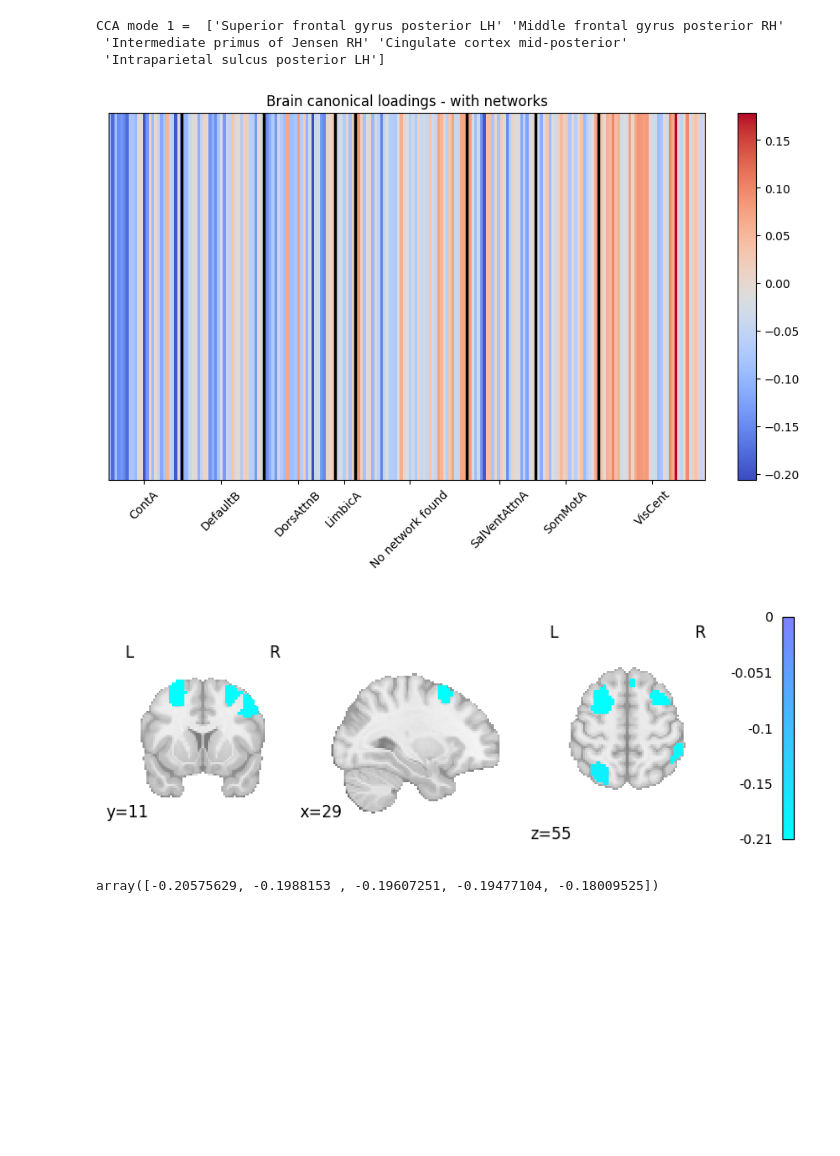
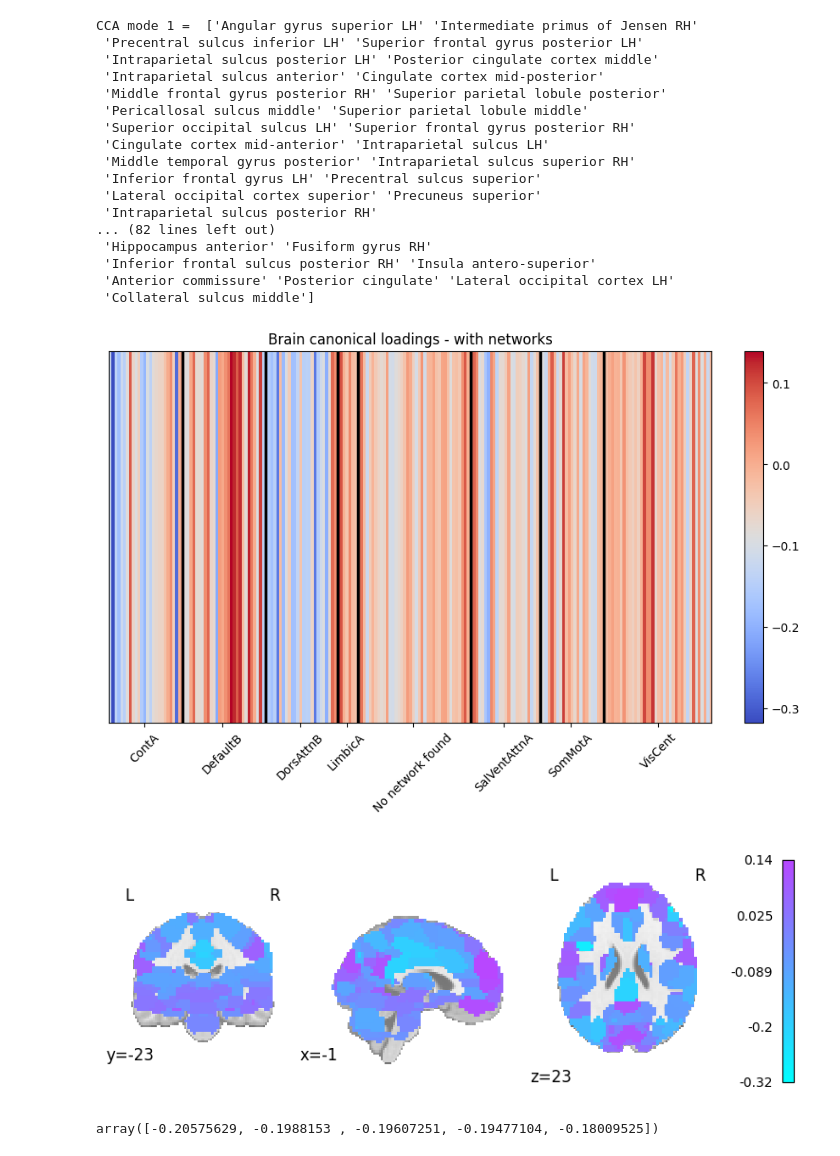
Before and after one commit to embodied-computation-group/StomachBrain-MentalHealth, a Jupyter notebook: scripts/CCA/CCA_plotting/CCA_Brain_Figures.ipynb, the cells around one changed output. Saved outputs shown, nothing was run; the diff lists cells and outputs as text; code cells hidden in the pictures; blank space fills up the shorter version.

Commit message:
CCA brain figures

```diff
--- a/scripts/CCA/CCA_plotting/CCA_Brain_Figures.ipynb
+++ b/scripts/CCA/CCA_plotting/CCA_Brain_Figures.ipynb
@@ -12,10 +12,10 @@ from nilearn import image as nimg
 import os
 import nibabel as nib
 
-CCA_path = '/home/leah/Git/Psychiatric_StomachBrain/figures/CCA/control_psychoutliersin/' #'/home/leah/Git/StomachBrain/StomachBrainCCA/scripts/python/CCAdata2plot/CCAPLS_toolkit/loadings/'
+CCA_path = '/home/leah/Git/StomachBrain/StomachBrainCCA/scripts/python/CCAdata2plot/CCAPLS_toolkit/loadings/'
 
-CCA_filename = 'brainloadings.mat' #'stomachbrainloadings_PsychScoresSubscales_CCA1.mat' # 'stomachbrainweights_PsychScoresSubscales_CCA1.mat'
-savepath =  '/home/leah/Git/Psychiatric_StomachBrain/figures/CCA/control_psychoutliersin/' #'/home/leah/Git/StomachBrain/StomachBrainCCA/figures/gastricPLV_PsychScoresSubscales/CCAPLS_toolkit/test/'
+CCA_filename = 'stomachbrainloadings_PsychScoresSubscales_CCA1.mat'
+savepath =  '/home/leah/Git/StomachBrain/StomachBrainCCA/figures/gastricPLV_PsychScoresSubscales/CCAPLS_toolkit/'
 
 if not os.path.exists(savepath):
     # Create the folder
@@ -83,13 +83,13 @@ for sigvariate in range(sigvariates):
     # Adjust subplot parameters to fit the labels
     fig.subplots_adjust(bottom=0.15)
 
-    plt.savefig(f'{savepath}heatmap_CCA{sigvariate+1}loadings_brain_networks.png', bbox_inches='tight')
+    #plt.savefig(f'{savepath}heatmap_CCA{sigvariate+1}loadings_brain_networks.png', bbox_inches='tight')
 
 
     ################### brain plot ##############################################
 
     # Only keep top 5 or 20 nodes (cca/pls toolkit)
-    nodes_idx = list(np.argsort(np.abs(brain_loadings), axis=0)[::-1][:5])
+    nodes_idx = list(np.argsort(np.abs(brain_loadings), axis=0)[::-1]) #[:5]
 
     # find real index as regions have been removed
     real_nodes_idx = []
@@ -106,38 +106,52 @@ for sigvariate in range(sigvariates):
             weight_image = weighted_mask.get_data()
         else:
             weighted_mask_data = weighted_mask.get_data()
             weight_image = np.where(np.abs(weighted_mask_data) > np.abs(weight_image), weighted_mask_data, weight_image)
             #weight_image = np.where(np.abs(weighted_mask_data) < np.abs(weight_image), weighted_mask_data, weight_image)
 
     # Convert the resulting NumPy array back to a Nifti image
     weight_image = nimg.new_img_like(weighted_mask, weight_image)
 
     #display = plotting.plot_anat(datasets.load_mni152_template(), draw_cross=False)
     #display.add_overlay(weight_image, colorbar=True, cmap='cool')
 
     plotting.plot_stat_map(weight_image, display_mode='ortho', cmap='cool', black_bg=False, symmetric_cbar=False, draw_cross=False)
 
     plt.savefig(f'{savepath}BrainVoxel_CCA1loadings_multimask.png')
 
     # save as nifti for plotting with MRIcroGL
     nib.save(weight_image, f'{savepath}/cca1_brain_loadings_top5.nii.gz')
 
     # Save the top brain loading regions to a text file
     np.savetxt(f'{savepath}topbrainloadings{len(np.round(brain_loadings[nodes_idx],3))}_CCA{sigvariate+1}.txt', np.column_stack((difumo['labels'][real_nodes_idx]['difumo_names'], np.round(brain_loadings[nodes_idx],3))), fmt='%s')
     print(f"CCA mode {sigvariate+1} =  {difumo['labels'][real_nodes_idx]['difumo_names']}")
 # %% [output]
 * deprecated from version: 3.0
 * Will raise <class 'nibabel.deprecator.ExpiredDeprecationError'> as of version: 5.0
   weight_image = weighted_mask.get_data()
 
 * deprecated from version: 3.0
 * Will raise <class 'nibabel.deprecator.ExpiredDeprecationError'> as of version: 5.0
   weighted_mask_data = weighted_mask.get_data()
-CCA mode 1 =  ['Superior frontal gyrus posterior LH' 'Middle frontal gyrus posterior RH'
- 'Intermediate primus of Jensen RH' 'Cingulate cortex mid-posterior'
- 'Intraparietal sulcus posterior LH']
+CCA mode 1 =  ['Angular gyrus superior LH' 'Intermediate primus of Jensen RH'
+ 'Precentral sulcus inferior LH' 'Superior frontal gyrus posterior LH'
+ 'Intraparietal sulcus posterior LH' 'Posterior cingulate cortex middle'
+ 'Intraparietal sulcus anterior' 'Cingulate cortex mid-posterior'
+ 'Middle frontal gyrus posterior RH' 'Superior parietal lobule posterior'
+ 'Pericallosal sulcus middle' 'Superior parietal lobule middle'
+ 'Superior occipital sulcus LH' 'Superior frontal gyrus posterior RH'
+ 'Cingulate cortex mid-anterior' 'Intraparietal sulcus LH'
+ 'Middle temporal gyrus posterior' 'Intraparietal sulcus superior RH'
+ 'Inferior frontal gyrus LH' 'Precentral sulcus superior'
+ 'Lateral occipital cortex superior' 'Precuneus superior'
+ 'Intraparietal sulcus posterior RH'
+... (82 lines left out)
+ 'Hippocampus anterior' 'Fusiform gyrus RH'
+ 'Inferior frontal sulcus posterior RH' 'Insula antero-superior'
+ 'Anterior commissure' 'Posterior cingulate' 'Lateral occipital cortex LH'
+ 'Collateral sulcus middle']
-[figure, old version]
+[figure, new version]
-[figure, old version]
+[figure, new version]
 # %%
 brain_loadings[nodes_idx]
 # %% [output]
```
